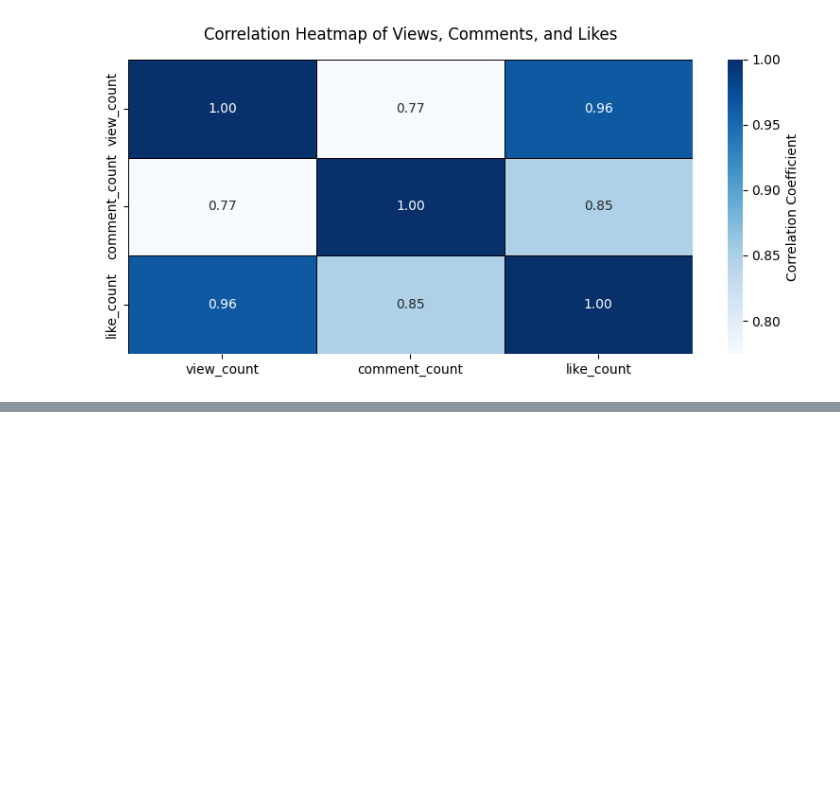
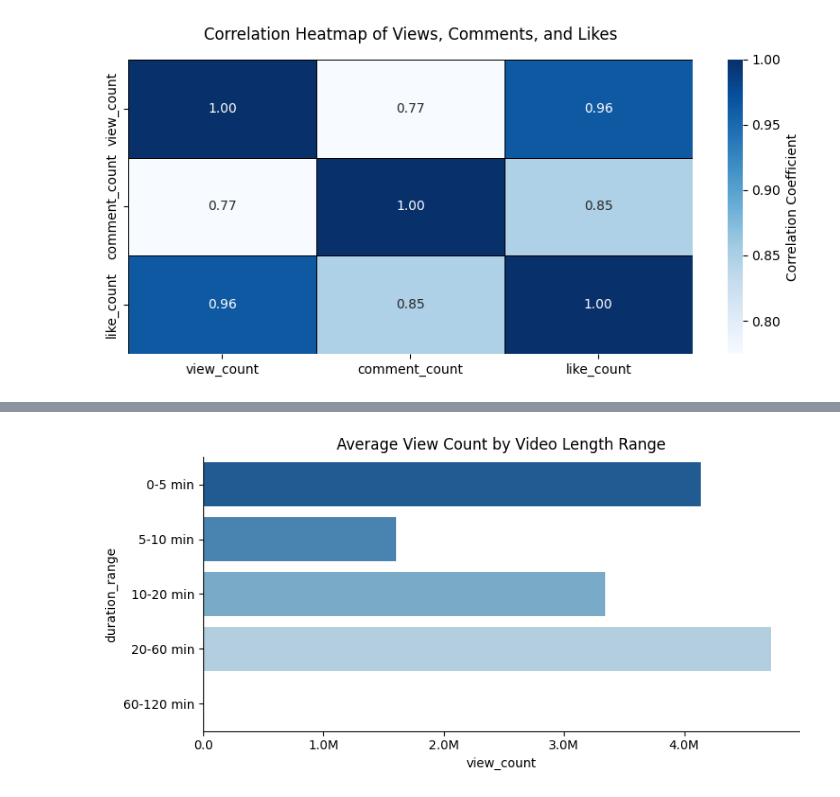
Before and after one commit to modyreturn/Youtube_Data_Analysis, a Jupyter notebook: Youtube_Videos_Analysis.ipynb, the cells around one changed output, grey strips where cells are left out. Cells and saved outputs as stored; diff of their text form; code cells hidden in the pictures; blank space fills up the shorter version.

Commit message:
Youtube_Videos_Analysis

```diff
--- a/Youtube_Videos_Analysis.ipynb
+++ b/Youtube_Videos_Analysis.ipynb
@@ -497,11 +473,0 @@ plt.show()
-# %%
-# calculate the number of tags for each video
-df['tag_count'] = df['tags'].apply(len)
-
-# scatter plot for number of tags vs view count
-plt.figure(figsize=(10, 6))
-sns.scatterplot(x='tag_count', y='view_count', data=df, alpha=0.6, color='orange')
-plt.title('Number of Tags vs View Count')
-plt.xlabel('Number of Tags')
-plt.ylabel('View Count')
-plt.show()
@@ -509,0 +486,27 @@ plt.show()
+# %%
+plt.figure(figsize=(8, 4))
+# view count by duration range
+sns.barplot(y=length_engagement.index,
+            x=length_engagement['view_count'],
+            palette='Blues_r'
+            )
+
+# Function to format the values
+def num_format(x, pos):
+    if x >= 1e6:
+        return '{:1.1f}M'.format(x*1e-6)
+    elif x >= 1e3:
+        return '{:1.1f}K'.format(x*1e-3)
+    else:
+        return '{:1.1f}'.format(x)
+
+# Applying the custom formatter to the x-axis
+plt.gca().xaxis.set_major_formatter(FuncFormatter(num_format))
+
+plt.title('Average View Count by Video Length Range')
+
+sns.despine()
+plt.tight_layout()
+plt.show()
+# %% [output]
+[figure, added]
```
Also changed, not shown: parts of 5 cells of this notebook.
